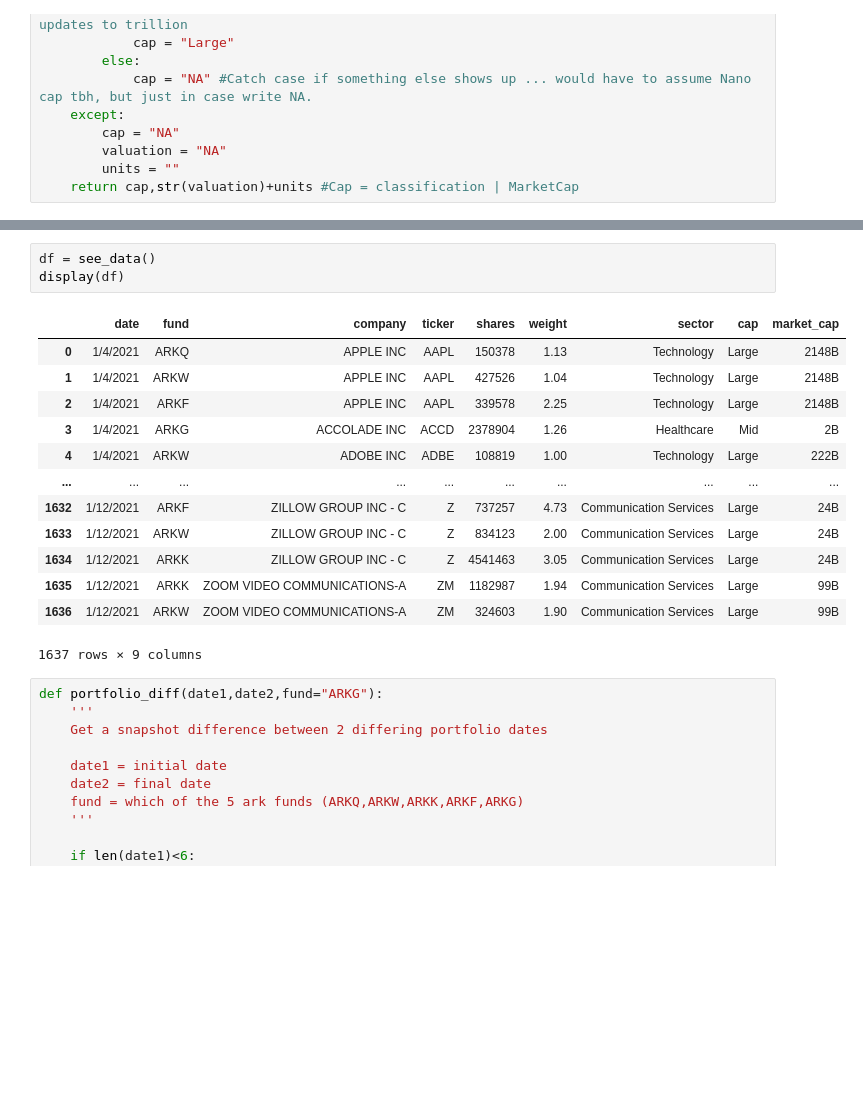
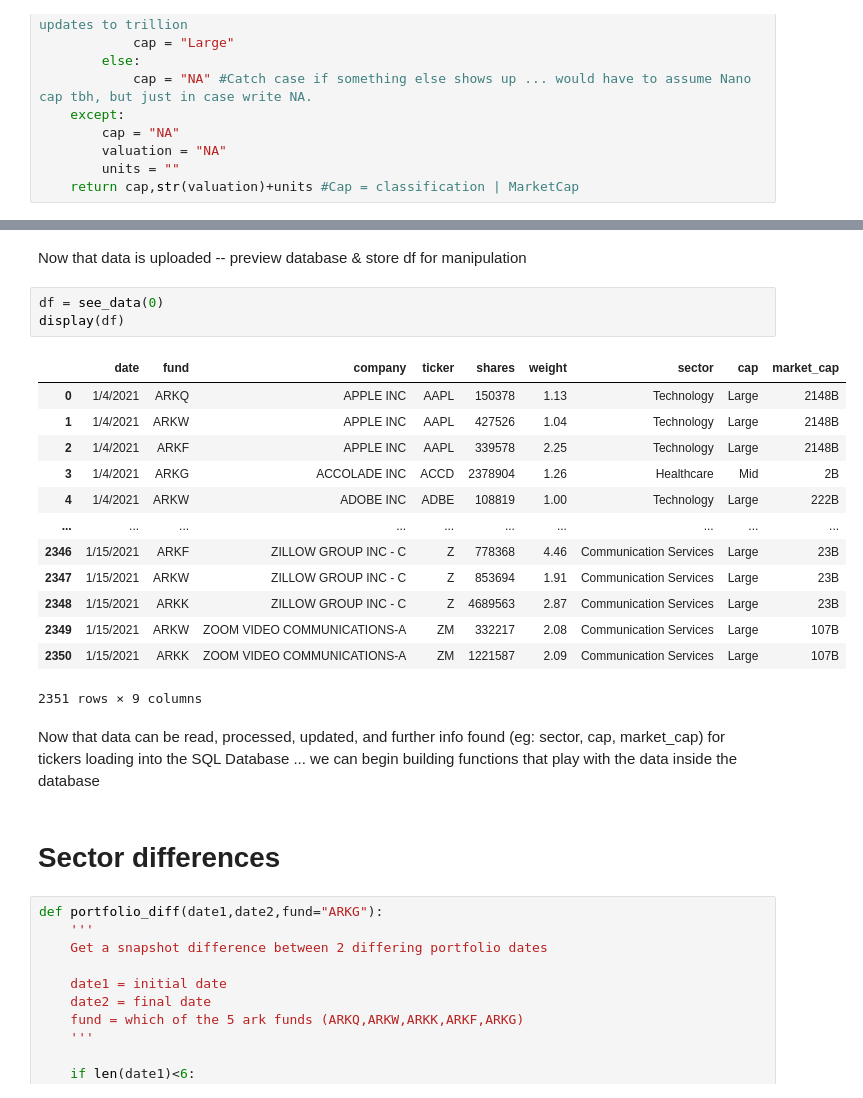
Before and after one commit to ShyuShiro/ARKFund_App, a Jupyter notebook: ARK Visualizations.ipynb, the cells around one changed output, grey strips where cells are left out. Drawn from its saved outputs; the diff is of its cells as text; blank space fills up the shorter version.

```diff
--- a/ARK Visualizations.ipynb
+++ b/ARK Visualizations.ipynb
@@ -399,20 +357,26 @@ see_data()
+# %% [markdown]
+Now that data is uploaded -- preview database & store df for manipulation
 # %%
-df = see_data()
+df = see_data(0)
 display(df)
 # %% [output]
 |  | date | fund | company | ticker | shares | weight | sector | cap | market_cap |
 | 0 | 1/4/2021 | ARKQ | APPLE INC | AAPL | 150378 | 1.13 | Technology | Large | 2148B |
 | 1 | 1/4/2021 | ARKW | APPLE INC | AAPL | 427526 | 1.04 | Technology | Large | 2148B |
 | 2 | 1/4/2021 | ARKF | APPLE INC | AAPL | 339578 | 2.25 | Technology | Large | 2148B |
 | 3 | 1/4/2021 | ARKG | ACCOLADE INC | ACCD | 2378904 | 1.26 | Healthcare | Mid | 2B |
 | 4 | 1/4/2021 | ARKW | ADOBE INC | ADBE | 108819 | 1.00 | Technology | Large | 222B |
 | ... | ... | ... | ... | ... | ... | ... | ... | ... | ... |
-| 1632 | 1/12/2021 | ARKF | ZILLOW GROUP INC - C | Z | 737257 | 4.73 | Communication Services | Large | 24B |
-| 1633 | 1/12/2021 | ARKW | ZILLOW GROUP INC - C | Z | 834123 | 2.00 | Communication Services | Large | 24B |
-| 1634 | 1/12/2021 | ARKK | ZILLOW GROUP INC - C | Z | 4541463 | 3.05 | Communication Services | Large | 24B |
-| 1635 | 1/12/2021 | ARKK | ZOOM VIDEO COMMUNICATIONS-A | ZM | 1182987 | 1.94 | Communication Services | Large | 99B |
-| 1636 | 1/12/2021 | ARKW | ZOOM VIDEO COMMUNICATIONS-A | ZM | 324603 | 1.90 | Communication Services | Large | 99B |
+| 2346 | 1/15/2021 | ARKF | ZILLOW GROUP INC - C | Z | 778368 | 4.46 | Communication Services | Large | 23B |
+| 2347 | 1/15/2021 | ARKW | ZILLOW GROUP INC - C | Z | 853694 | 1.91 | Communication Services | Large | 23B |
+| 2348 | 1/15/2021 | ARKK | ZILLOW GROUP INC - C | Z | 4689563 | 2.87 | Communication Services | Large | 23B |
+| 2349 | 1/15/2021 | ARKW | ZOOM VIDEO COMMUNICATIONS-A | ZM | 332217 | 2.08 | Communication Services | Large | 107B |
+| 2350 | 1/15/2021 | ARKK | ZOOM VIDEO COMMUNICATIONS-A | ZM | 1221587 | 2.09 | Communication Services | Large | 107B |
-1637 rows × 9 columns
+2351 rows × 9 columns
+# %% [markdown]
+Now that data can be read, processed, updated, and further info found (eg: sector, cap, market_cap) for tickers loading into the SQL Database ... we can begin building functions that play with the data inside the database
+# %% [markdown]
+# Sector differences
 # %%
 def portfolio_diff(date1,date2,fund="ARKG"):
     '''
```
Also changed, not shown: parts of 16 cells of this notebook, 1 other file.
